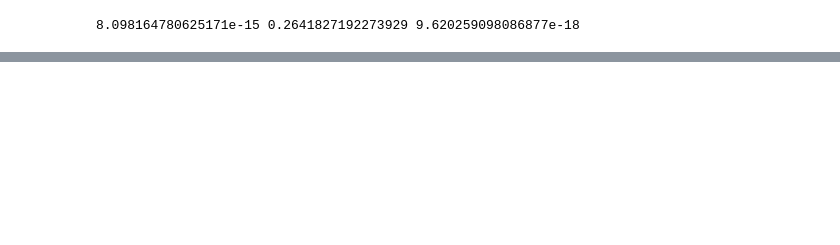
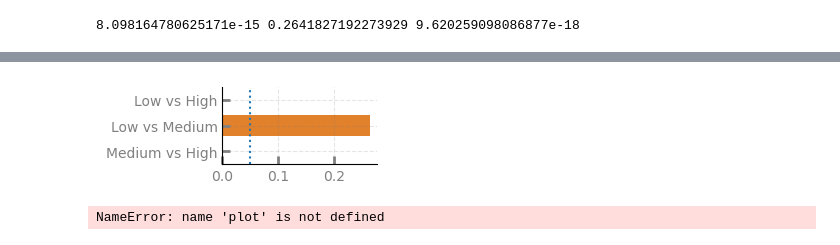
Before and after one commit to tibrado/game-reviews-and-iteractions, a Jupyter notebook: src/Chart_Maker.ipynb, the cells around one changed output, grey strips where cells are left out. Drawn from its saved outputs; the diff is of its cells as text; code cells hidden in the pictures; blank space fills up the shorter version.

```diff
--- a/src/Chart_Maker.ipynb
+++ b/src/Chart_Maker.ipynb
@@ -223,5 +199,5 @@ _ = plt.grid(linestyle = '--')
 # %%
 # Get all p values using mannwhitneyu test
-plh = stats.mannwhitneyu(rated_low, rated_high)[1]
-plm = stats.mannwhitneyu(rated_low, rated_medium)[1]
-pmh = stats.mannwhitneyu(rated_high, rated_medium)[1]
+pvalue_ignrated_lvsh = stats.mannwhitneyu(rated_low, rated_high)[1]
+pvalue_ignrated_lvsm = stats.mannwhitneyu(rated_low, rated_medium)[1]
+pvalue_ignrated_hvsm = stats.mannwhitneyu(rated_high, rated_medium)[1]
@@ -231,0 +252,22 @@ print(plh, plm, pmh)
+# %%
+fig, ax = plt.subplots(figsize = (2, 1))
+sns.barplot(y = ['Low vs High', 'Low vs Medium', 'Medium vs High'], x = [plh, plm, pmh],
+            orient = "h", ax = ax)
+
+ax.axvline(0.05, ls = ':', label = 'pvalue')
+
+# plt manipulation
+#plt.legend(labels = ['p-value'], fontsize = 'xx-small')
+
+plt.gca().spines['top'].set_visible(False)
+plt.gca().spines['right'].set_visible(False)
+# Grid set up
+_ = plt.tick_params(direction='in', length=6, width=2, colors='grey',
+                   grid_color='gray', grid_alpha=0.2)
+_ = plt.grid(linestyle = '--')
+# %% [output]
+[figure, added]
+# %%
+plot(4)
+# %% [output]
+NameError: name 'plot' is not defined
```
Also changed, not shown: parts of 9 cells of this notebook, 3 other files.
